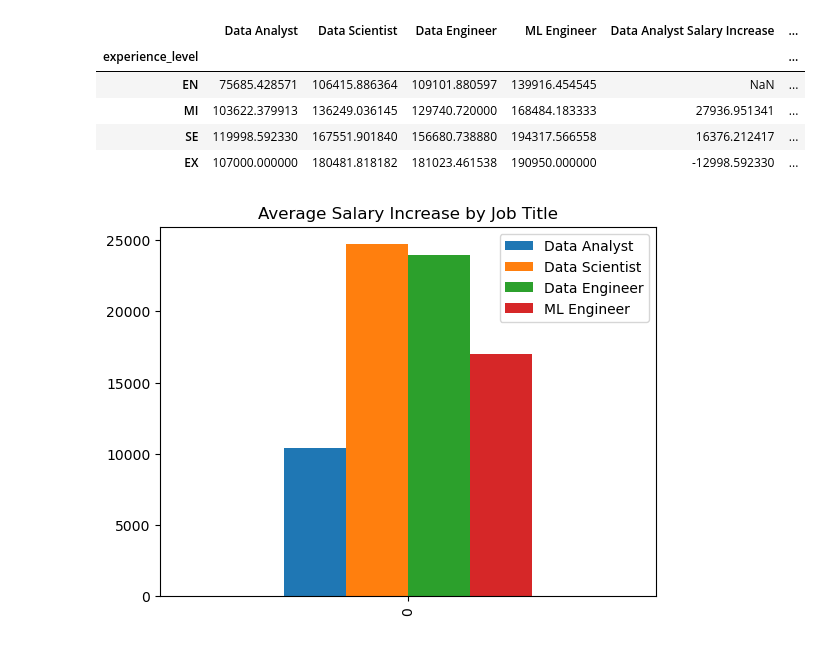
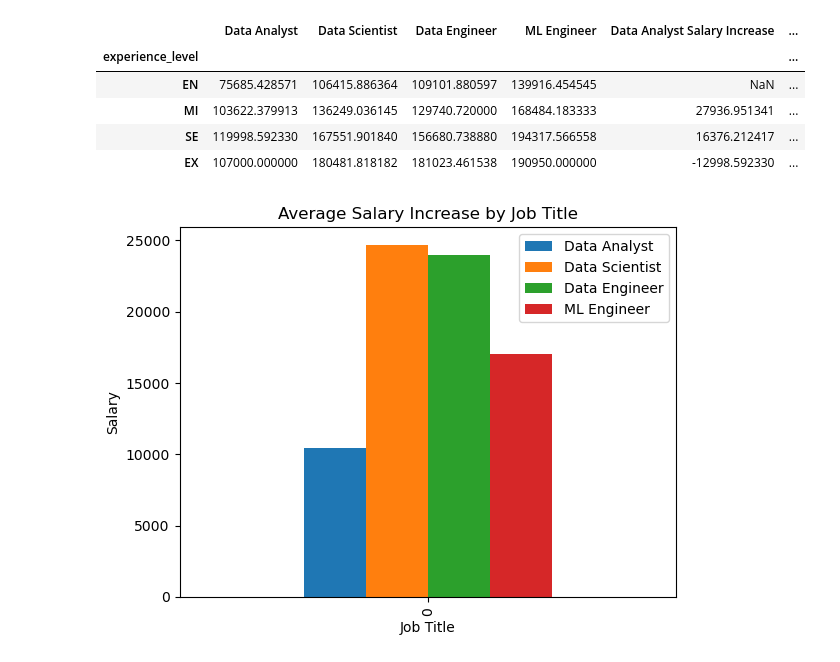
Before and after one commit to christian-a-smith/project-1, a Jupyter notebook: Experience Levels/experience_levels.ipynb, the cells around one changed output. Drawn from its saved outputs; the diff is of its cells as text; code cells hidden in the pictures.

```diff
--- a/Experience Levels/experience_levels.ipynb
+++ b/Experience Levels/experience_levels.ipynb
@@ -75,13 +17,0 @@ data_engineers = data_engineers.loc[(data_engineers["salary"]>lower_bound) & (da
-# %%
-# outliers for each job title
-# machine learning engineers:
-quartiles = machine_learning_engineers["salary"].quantile([.25,.75])
-lowerq = quartiles[0.25]
-upperq = quartiles[0.75]
-iqr = upperq-lowerq
-
-lower_bound = lowerq - (1.5*iqr)
-upper_bound = upperq + (1.5*iqr)
-
-print(f"Values below {lower_bound} could be outliers.")
-print(f"Values above {upper_bound} could be outliers.")
@@ -91,3 +17,0 @@ Values above 339750.0 could be outliers.
-# %%
-machine_learning_engineers = machine_learning_engineers.loc[(machine_learning_engineers["salary"]>lower_bound) &
-                                                            (machine_learning_engineers["salary"]<upper_bound)]
@@ -121,0 +18,19 @@ salary_ranges
+# %%
+# create function to filter out outliers
+def filter_outliers(job_title):
+    quartiles = job_title["salary"].quantile([.25,.75])
+    lowerq = quartiles[0.25]
+    upperq = quartiles[0.75]
+    iqr = upperq-lowerq
+
+    lower_bound = lowerq - (1.5*iqr)
+    upper_bound = upperq + (1.5*iqr)
+
+    job_title = job_title.loc[(job_title["salary"]>lower_bound) & (job_title["salary"]<upper_bound)]
+    return job_title
+# %%
+# run function for each dataset
+data_analysts = filter_outliers(data_analysts)
+data_scientists = filter_outliers(data_scientists)
+data_engineers = filter_outliers(data_engineers)
+machine_learning_engineers = filter_outliers(machine_learning_engineers)
@@ -201,17 +144,19 @@ avg_salaries_by_experience_level
 # %%
 avg_salary_increase_DA = avg_salaries_by_experience_level["Data Analyst Salary Increase"].mean()
 avg_salary_increase_DS = avg_salaries_by_experience_level["Data Scientist Salary Increase"].mean()
 avg_salary_increase_DE = avg_salaries_by_experience_level["Data Engineer Salary Increase"].mean()
 avg_salary_increase_MLE = avg_salaries_by_experience_level["ML Engineer Salary Increase"].mean()
 
 avg_salary_increases = pd.DataFrame({"Data Analyst": [avg_salary_increase_DA],
                                         "Data Scientist": [avg_salary_increase_DS],
                                         "Data Engineer": [avg_salary_increase_DE],
                                         "ML Engineer": [avg_salary_increase_MLE]})
-avg_salary_increases.plot(kind="bar", title="Average Salary Increase by Job Title")
+avg_salary_increases.plot(kind="bar", title="Average Salary Increase by Job Title", use_index=False)
+plt.xlabel("Job Title")
+plt.ylabel("Salary")
 plt.show()
 # %% [output]
-[figure, old version]
+[figure, new version]
 # %%
 # print average salary increases for output
 avg_salary_increase_DA = round(avg_salaries_by_experience_level["Data Analyst Salary Increase"].mean(),2)
```
Also changed, not shown: parts of 20 cells of this notebook.
